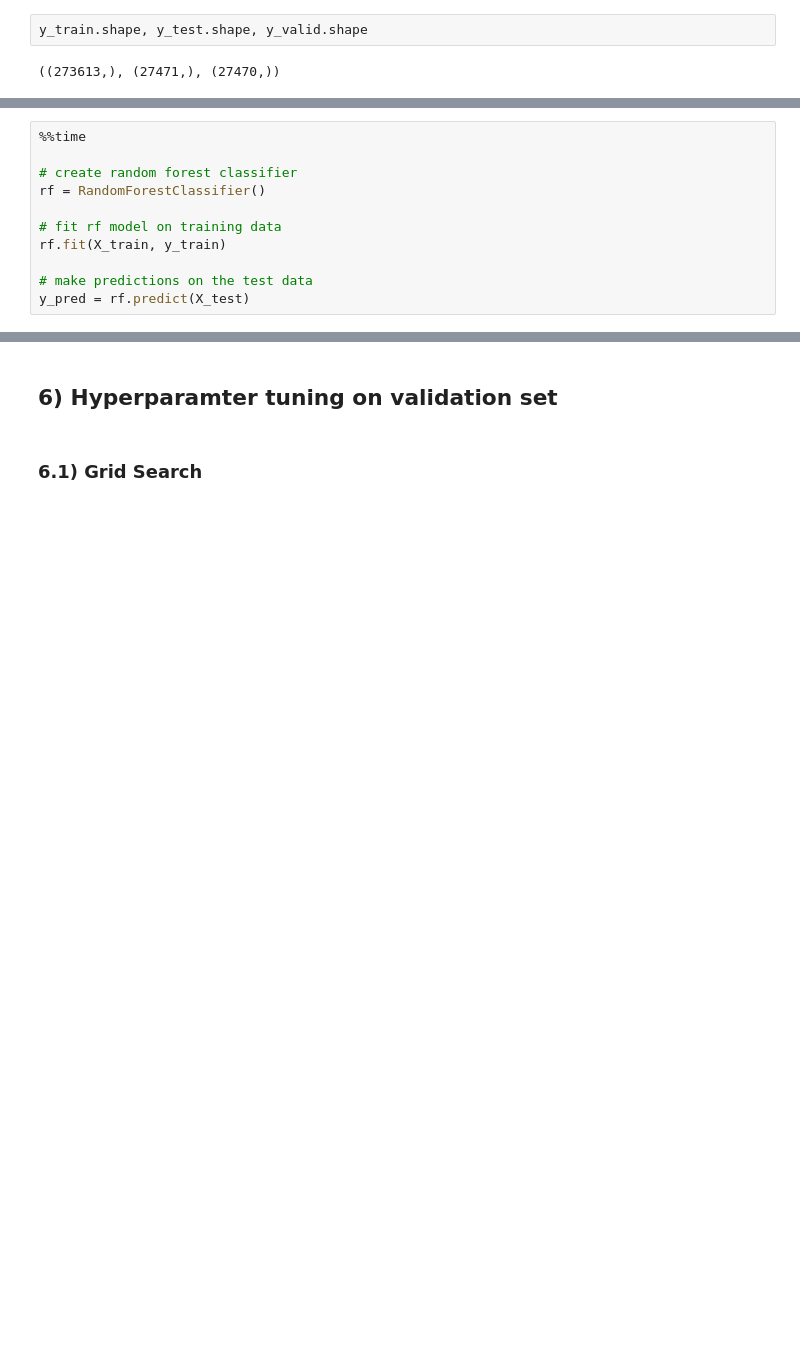
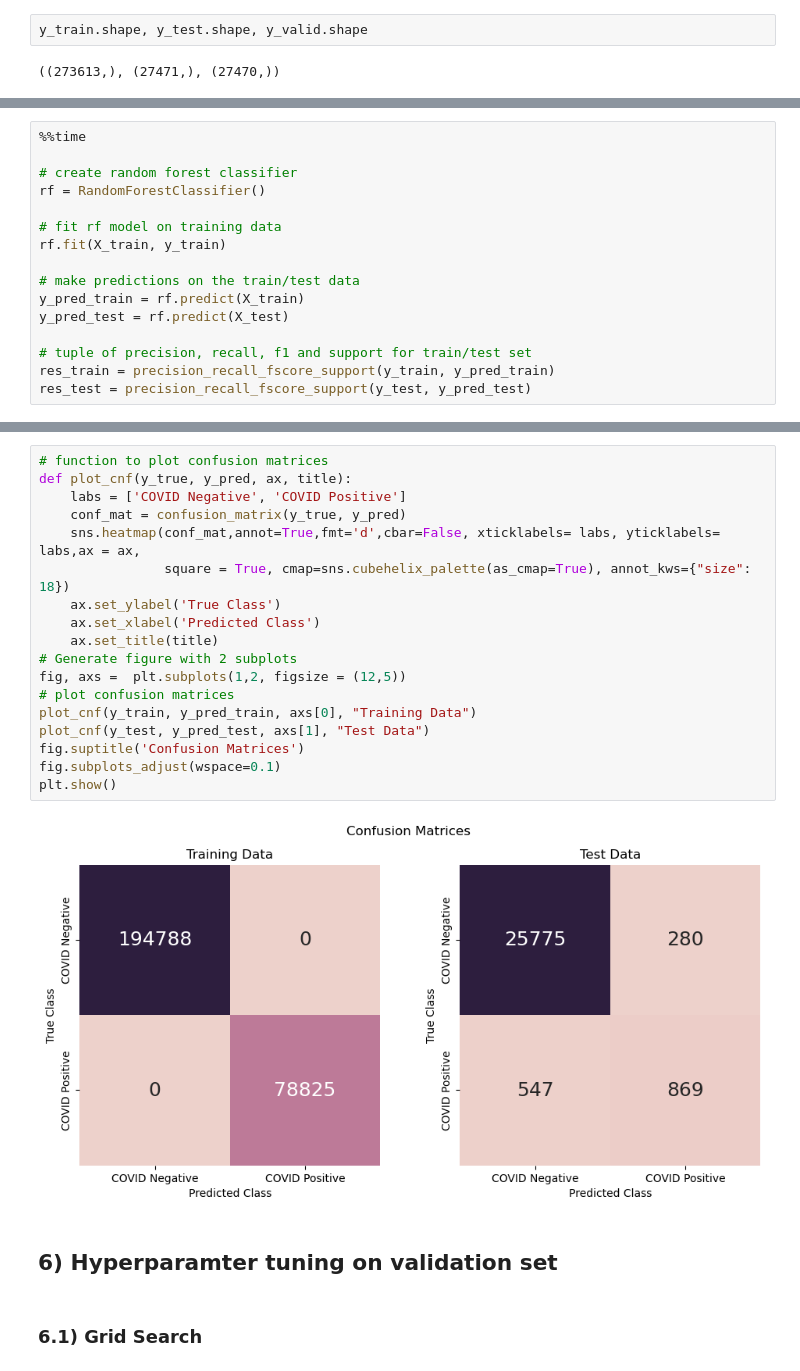
Before and after one commit to karima662/aru-hackathon-team1, a Jupyter notebook: random_forest.ipynb, the cells around one changed output, grey strips where cells are left out. Cells and saved outputs as stored; diff of their text form; blank space fills up the shorter version.

```diff
--- a/random_forest.ipynb
+++ b/random_forest.ipynb
@@ -91,6 +93,11 @@ rf = RandomForestClassifier()
 # fit rf model on training data
 rf.fit(X_train, y_train)
 
-# make predictions on the test data
-y_pred = rf.predict(X_test)
+# make predictions on the train/test data
+y_pred_train = rf.predict(X_train)
+y_pred_test = rf.predict(X_test)
+
+# tuple of precision, recall, f1 and support for train/test set
+res_train = precision_recall_fscore_support(y_train, y_pred_train)
+res_test = precision_recall_fscore_support(y_test, y_pred_test)
 # %% [output]
@@ -114,6 +143,26 @@ print(classification_report(y_test, y_pred))
     accuracy                           0.97     27471
    macro avg       0.87      0.80      0.83     27471
 weighted avg       0.97      0.97      0.97     27471
+# %%
+# function to plot confusion matrices
+def plot_cnf(y_true, y_pred, ax, title):
+    labs = ['COVID Negative', 'COVID Positive']
+    conf_mat = confusion_matrix(y_true, y_pred)
+    sns.heatmap(conf_mat,annot=True,fmt='d',cbar=False, xticklabels= labs, yticklabels= labs,ax = ax,
+                square = True, cmap=sns.cubehelix_palette(as_cmap=True), annot_kws={"size": 18})
+    ax.set_ylabel('True Class')
+    ax.set_xlabel('Predicted Class')
+    ax.set_title(title)
+# Generate figure with 2 subplots
+fig, axs =  plt.subplots(1,2, figsize = (12,5))
+# plot confusion matrices
+plot_cnf(y_train, y_pred_train, axs[0], "Training Data")
+plot_cnf(y_test, y_pred_test, axs[1], "Test Data")
+fig.suptitle('Confusion Matrices')
+fig.subplots_adjust(wspace=0.1)
+plt.show()
+# %% [output]
+[figure, added]
 # %% [markdown]
 ## 6) Hyperparamter tuning on validation set
 # %% [markdown]
```
Also changed, not shown: parts of 16 cells of this notebook, 1 other file.
